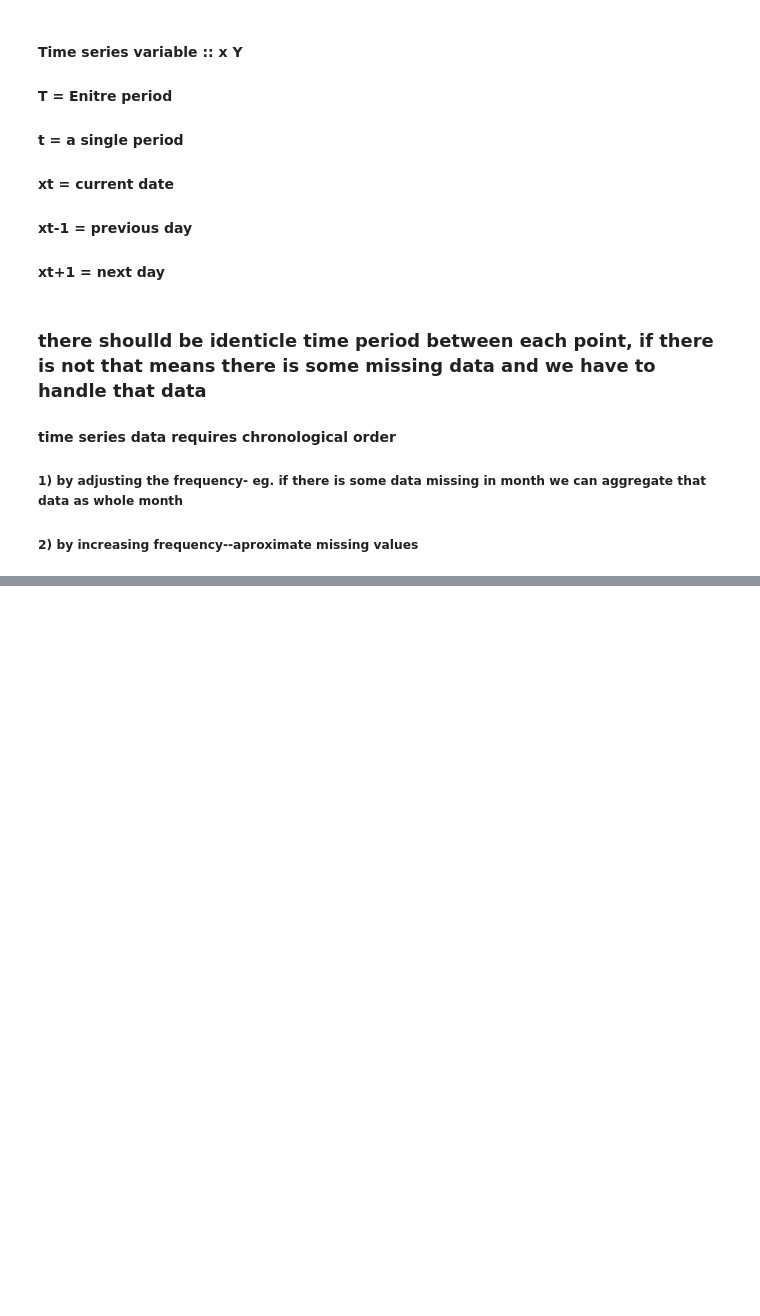
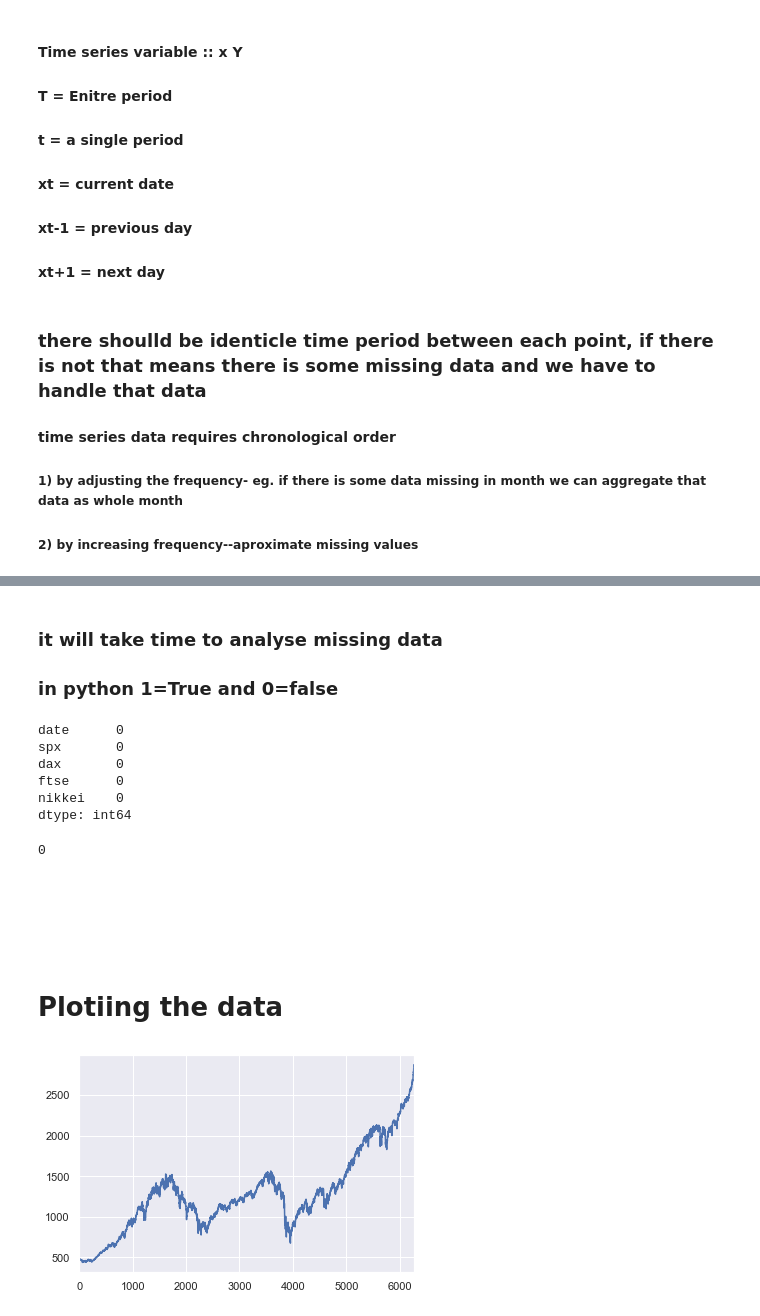
Before and after one commit to vishaldubey180/time-series-analysis-with-python, a Jupyter notebook: Introduction to time series .ipynb, the cells around one changed output, grey strips where cells are left out. Saved outputs shown, nothing was run; the diff lists cells and outputs as text; code cells hidden in the pictures; blank space fills up the shorter version.

Commit message:
changes in introduction to time series

```diff
--- a/Introduction to time series .ipynb
+++ b/Introduction to time series .ipynb
@@ -100,0 +105,6 @@ Note: you may need to restart the kernel to use updated packages.
+# %%
+import pandas as pd
+import numpy as np
+import matplotlib.pyplot as plt
+import seaborn as sns
+sns.set()
@@ -100,0 +113,4 @@ Note: you may need to restart the kernel to use updated packages.
+# %%
+data = pd.read_csv("Index2018.csv")
+# %%
+df_complete = data.copy()
@@ -100,0 +194,22 @@ Note: you may need to restart the kernel to use updated packages.
+# %% [markdown]
+### it will take time to analyse missing data
+### in python 1=True and 0=false
+# %%
+df_complete.isna().sum()
+# %% [output]
+date      0
+spx       0
+dax       0
+ftse      0
+nikkei    0
+dtype: int64
+# %%
+# to show only column we want to print
+
+df_complete.spx.isna().sum()
+# %% [output]
+0
+# %% [markdown]
+<br><br><br>
+# %% [markdown]
+# Plotiing the data
@@ -100,0 +218,5 @@ Note: you may need to restart the kernel to use updated packages.
+# %%
+df_complete.spx.plot()
+plt.show()
+# %% [output]
+[figure, added]
```
Also changed, not shown: parts of 18 cells of this notebook.
